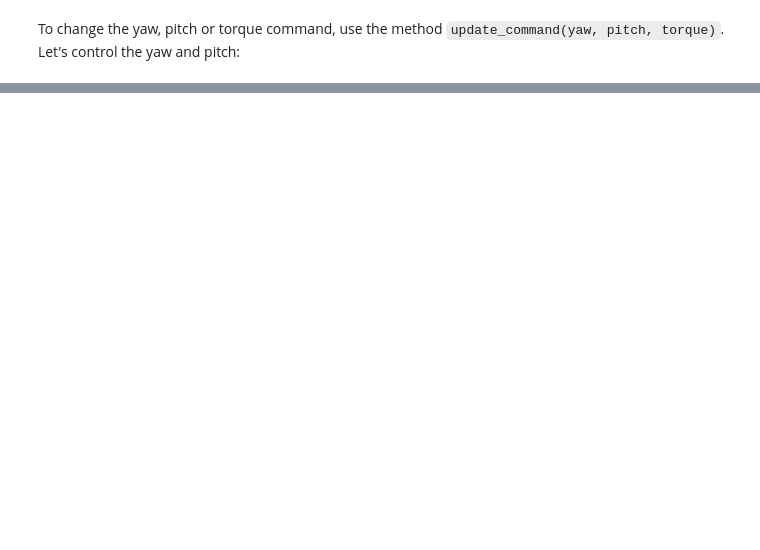
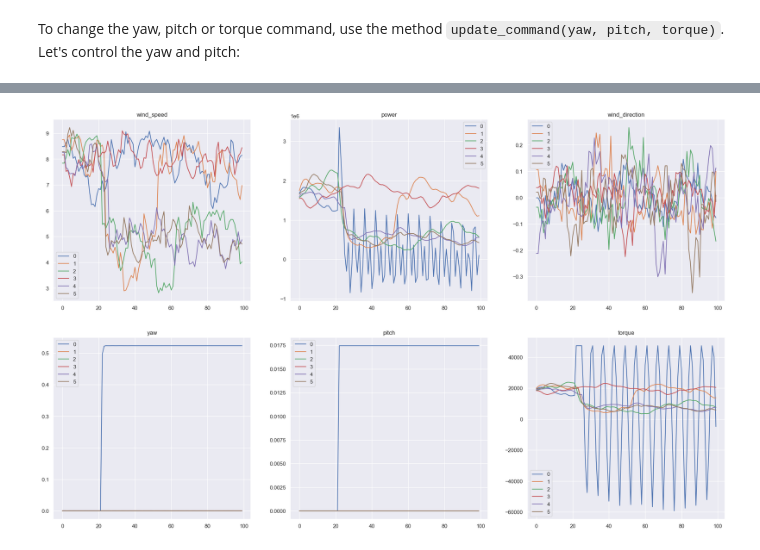
Before and after one commit to ifpen/wfcrl-env, a Jupyter notebook: interface.ipynb, the cells around one changed output, grey strips where cells are left out. Drawn from its saved outputs; the diff is of its cells as text; code cells hidden in the pictures; blank space fills up the shorter version.

```diff
--- a/interface.ipynb
+++ b/interface.ipynb
@@ -76,0 +164,3 @@ KeyboardInterrupt:
+# %%
+measures = np.array(raw_measures)
+print(measures.shape)
@@ -76,0 +182,9 @@ KeyboardInterrupt:
+# %%
+fig, ax = plt.subplots(nrows=2, ncols=3, figsize=(25,15))
+for axitem, (item, index) in zip(ax.flatten(), ff_interface.measure_map.items()):
+    if not isinstance(index, int):
+        continue
+    pd.DataFrame(measures[:, :, index]).plot(ax=axitem)
+    axitem.set_title(item)
+# %% [output]
+[figure, added]
```
Also changed, not shown: parts of 19 cells of this notebook, 6 other files.
